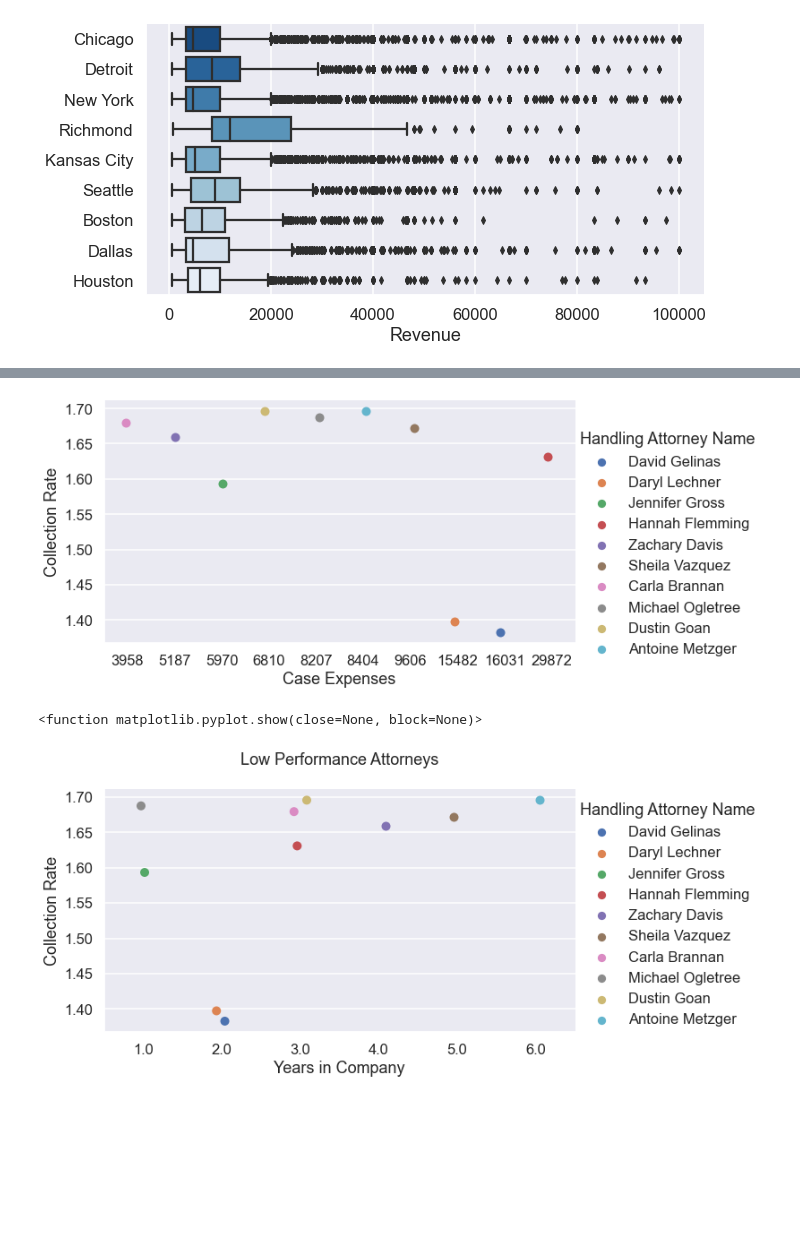
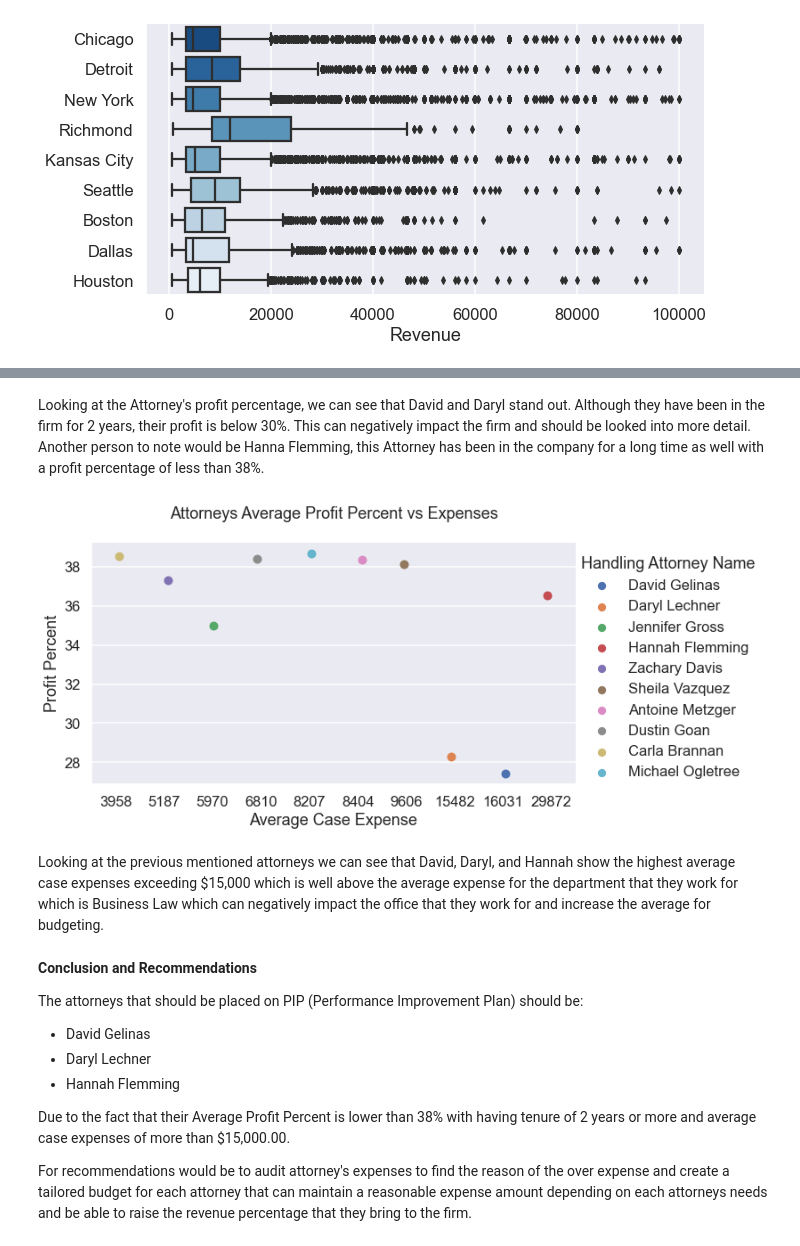
Before and after one commit to carlosiruiz/mnm-data_analyst, a Jupyter notebook: Lawfirm_Analysis.ipynb, the cells around one changed output, grey strips where cells are left out. Saved outputs shown, nothing was run; the diff lists cells and outputs as text; code cells hidden in the pictures; blank space fills up the shorter version.

```diff
--- a/Lawfirm_Analysis.ipynb
+++ b/Lawfirm_Analysis.ipynb
@@ -13 +11,5 @@ emp=pd.read_excel('employee.xlsx')
+# %%
+#loading sheets
+settle= pd.read_excel('Business Analyst Evaluation.xlsx',sheet_name='Settlement Data')
+emp=pd.read_excel('Business Analyst Evaluation.xlsx',sheet_name='Employee Data')
 # %% [markdown]
@@ -123,8 +181,9 @@ performance=pd.merge(emp,settle,left_on='Employee ID',right_on='Handling Attorne
-# %%
-performance['Collection Rate']=round(performance['Settlement Amount']/performance['Case Expenses'],2)
-performance['profit']=round(performance['Settlement Amount']-performance['Case Expenses'],2)
+# %%
+#Cleaning and creating features that will be used for graphs and meausre performance
+performance['profit']=round(performance['Settlement Amount']-performance['Case Expenses'],2)
+performance['Profit Percent']=round((performance['profit']*100)/performance['Settlement Amount'])
+performance['years working']=2021-pd.DatetimeIndex(pd.to_datetime(performance['Hire Date'],format='%Y%m%d')).year
 # %%
-performance['Expense percent']=round((performance['Case Expenses']*100)/performance['Settlement Amount'])
-performance['years working']=2021-pd.DatetimeIndex(pd.to_datetime(performance['Hire Date'],format='%Y%m%d')).year
-low_perf=performance.groupby('Handling Attorney Name').mean().reset_index().sort_values(by=['Collection Rate']).head(10)
+#selecting the lowest performing Attorneys
+low_perf=performance.groupby('Handling Attorney Name').mean().reset_index().sort_values(by=['Profit Percent']).head(10)
 low_perf.profit=pd.to_numeric(round(low_perf['profit']), downcast='integer')
@@ -131,18 +199,25 @@ low_perf.profit=pd.to_numeric(round(low_perf['profit']), downcast='integer')
+# %% [markdown]
+Looking at the Attorney's profit percentage, we can see that David and Daryl stand out. Although they have been in the firm for 2 years, their profit is below 30%. This can negatively impact the firm and should be looked into more detail. Another person to note would be Hanna Flemming, this Attorney has been in the company for a long time as well with a profit percentage of less than 38%.
 # %%
-sns.catplot(data=low_perf, x="Case Expenses", y="Collection Rate",s=10,aspect=1.8,hue="Handling Attorney Name")
+sns.catplot(data=low_perf, x="Case Expenses", y="Profit Percent",s=10,aspect=1.8,hue="Handling Attorney Name")
+plt.xlabel('Average Case Expense')
 locs, labels=plt.xticks()
 xticks=[round(float(str(l)[12:-2]))for l in labels]
 plt.xticks(locs,xticks)
+plt.title('Attorneys Average Profit Percent vs Expenses''\n')
 plt.show()
 # %% [output]
-[figure, old version]
+[figure, new version]
-# %%
-ax=sns.catplot(
-    x='years working',y='Collection Rate',hue='Handling Attorney Name',s=10, aspect=1.8,
-    data=low_perf,legend_out=True)
-plt.xlabel('Years in Company')
-plt.title('Low Performance Attorneys''\n')
-plt.show
-# %% [output]
-<function matplotlib.pyplot.show(close=None, block=None)>
-[figure, removed]
+# %% [markdown]
+Looking at the previous mentioned attorneys we can see that David, Daryl, and Hannah show the highest average case expenses exceeding $15,000 which is well above the average expense for the department that they work for which is Business Law which can negatively impact the office that they work for and increase the average for budgeting.
+# %% [markdown]
+**Conclusion and Recommendations**
+
+The attorneys that should be placed on PIP (Performance Improvement Plan) should be:
+* David Gelinas
+* Daryl Lechner
+* Hannah Flemming
+
+Due to the fact that their Average Profit Percent is lower than 38% with having tenure of 2 years or more and average case expenses of more than $15,000.00.
+
+For recommendations would be to audit attorney's expenses to find the reason of the over expense and create a tailored budget for each attorney that can maintain a reasonable expense amount depending on each attorneys needs and be able to raise the revenue percentage that they bring to the firm.
```
Also changed, not shown: parts of 33 cells of this notebook, 11 other files.
